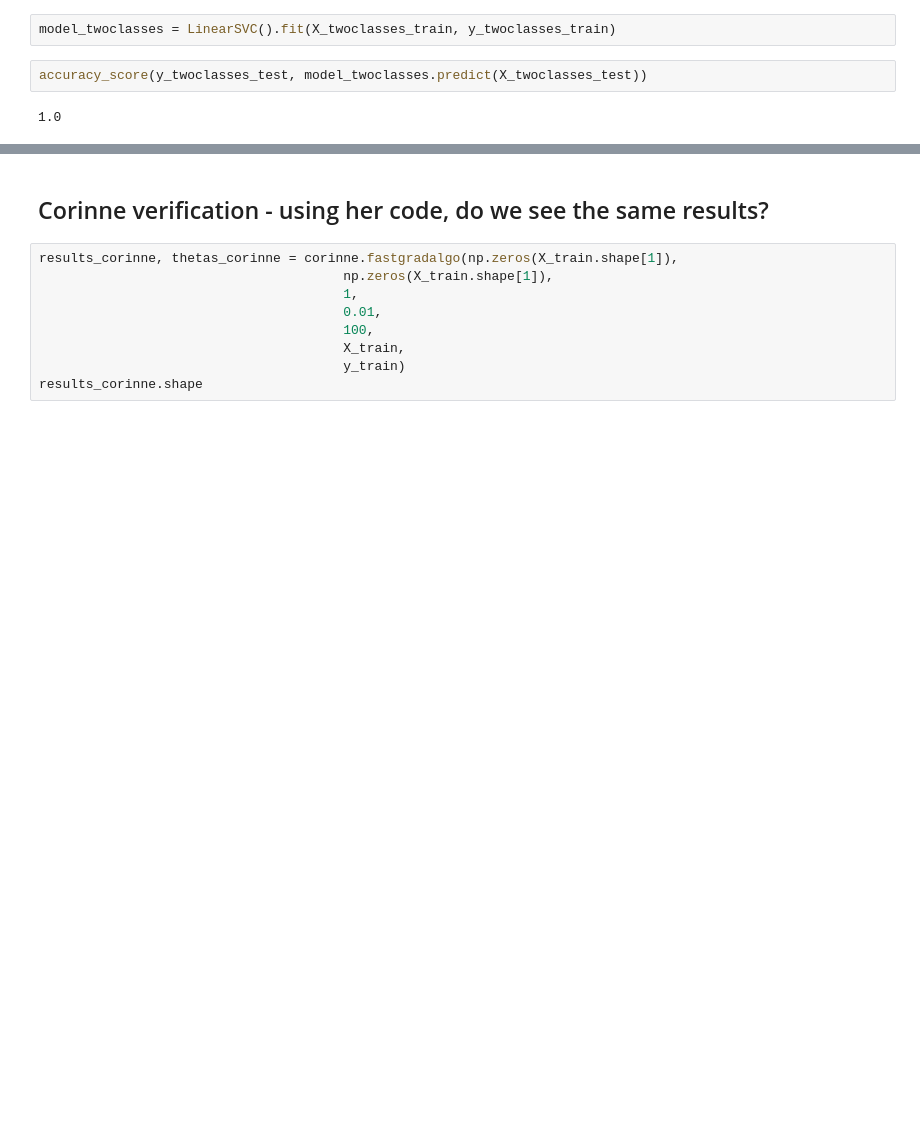
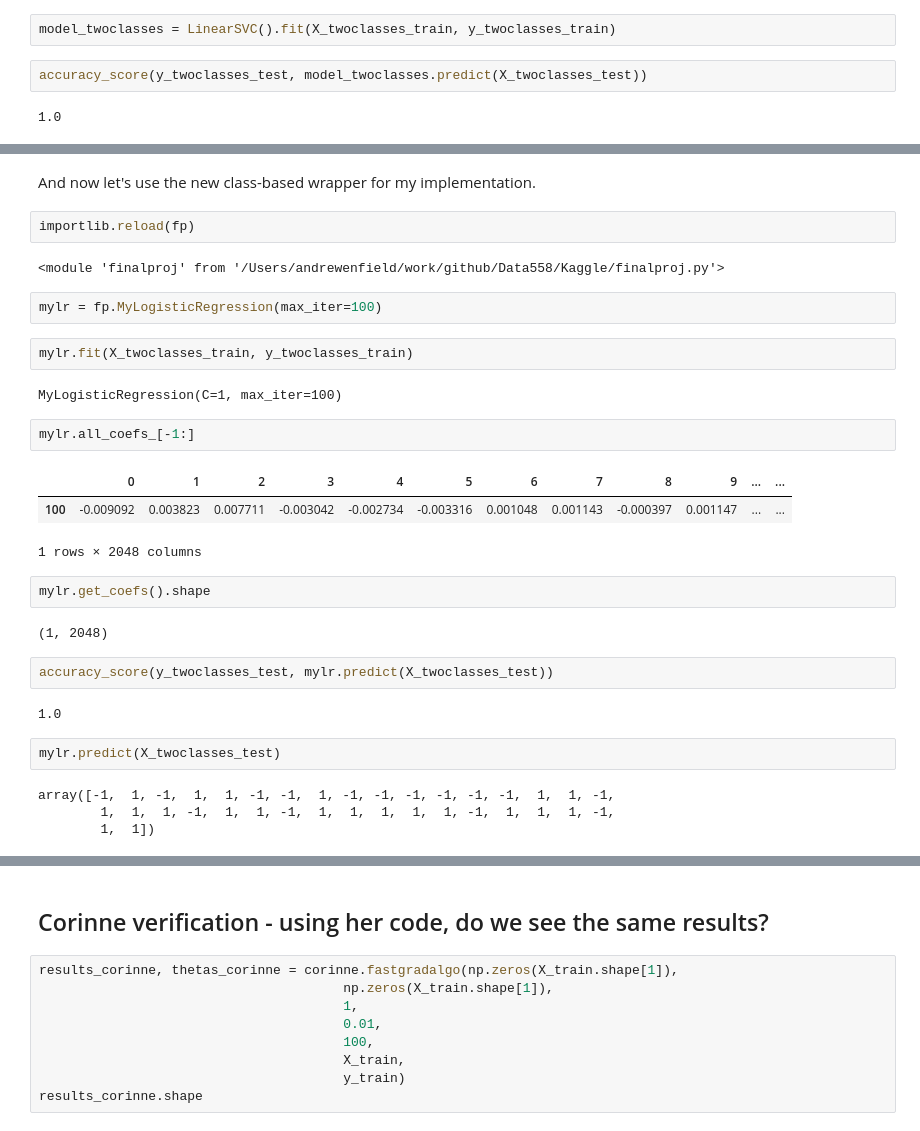
Before and after one commit to aenfield/Data558, a Jupyter notebook: Kaggle/HWExerciseExploratory.ipynb, the cells around one changed output, grey strips where cells are left out. Cells and saved outputs as stored; diff of their text form; blank space fills up the shorter version.

Commit message:
Finished first cut impl of sklearn-compliant - so it works with OneVsRestClassifier - class wrapper for my fastgradalgo logistic regression impl.

```diff
--- a/Kaggle/HWExerciseExploratory.ipynb
+++ b/Kaggle/HWExerciseExploratory.ipynb
@@ -185,0 +235,32 @@ accuracy_score(y_twoclasses_test, model_twoclasses.predict(X_twoclasses_test))
+# %% [markdown]
+And now let's use the new class-based wrapper for my implementation.
+# %%
+importlib.reload(fp)
+# %% [output]
+<module 'finalproj' from '/Users/andrewenfield/work/github/Data558/Kaggle/finalproj.py'>
+# %%
+mylr = fp.MyLogisticRegression(max_iter=100)
+# %%
+mylr.fit(X_twoclasses_train, y_twoclasses_train)
+# %% [output]
+MyLogisticRegression(C=1, max_iter=100)
+# %%
+mylr.all_coefs_[-1:]
+# %% [output]
+|  | 0 | 1 | 2 | 3 | 4 | 5 | 6 | 7 | 8 | 9 | ... | ... |
+| 100 | -0.009092 | 0.003823 | 0.007711 | -0.003042 | -0.002734 | -0.003316 | 0.001048 | 0.001143 | -0.000397 | 0.001147 | ... | ... |
+1 rows × 2048 columns
+# %%
+mylr.get_coefs().shape
+# %% [output]
+(1, 2048)
+# %%
+accuracy_score(y_twoclasses_test, mylr.predict(X_twoclasses_test))
+# %% [output]
+1.0
+# %%
+mylr.predict(X_twoclasses_test)
+# %% [output]
+array([-1,  1, -1,  1,  1, -1, -1,  1, -1, -1, -1, -1, -1, -1,  1,  1, -1,
+        1,  1,  1, -1,  1,  1, -1,  1,  1,  1,  1,  1, -1,  1,  1,  1, -1,
+        1,  1])
```
Also changed, not shown: parts of 37 cells of this notebook, 1 other file.
